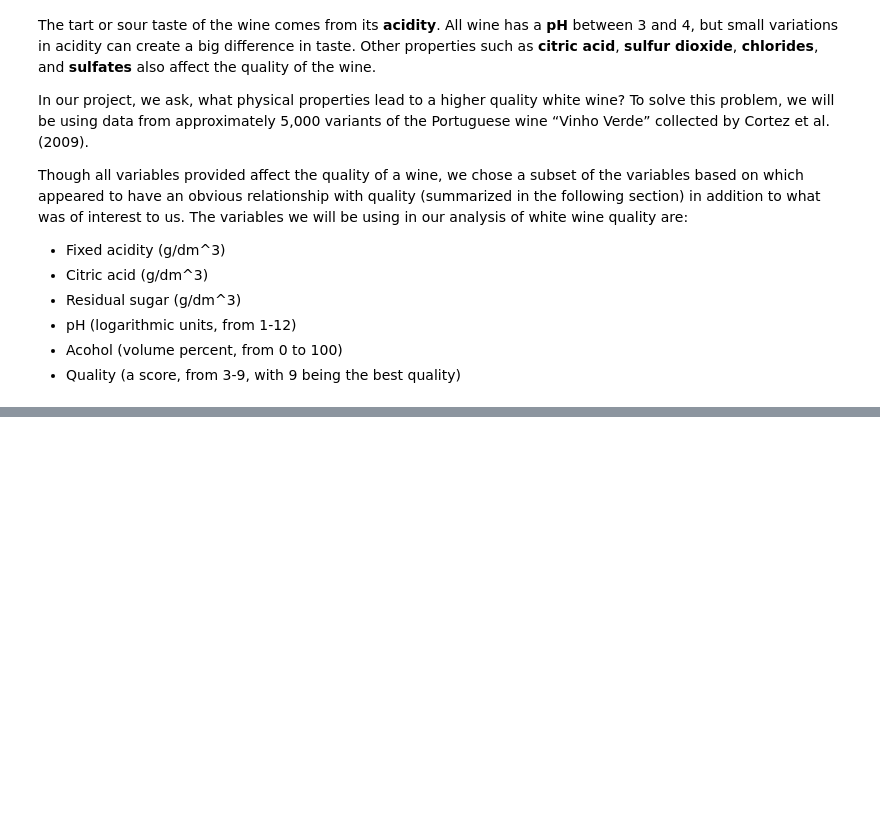
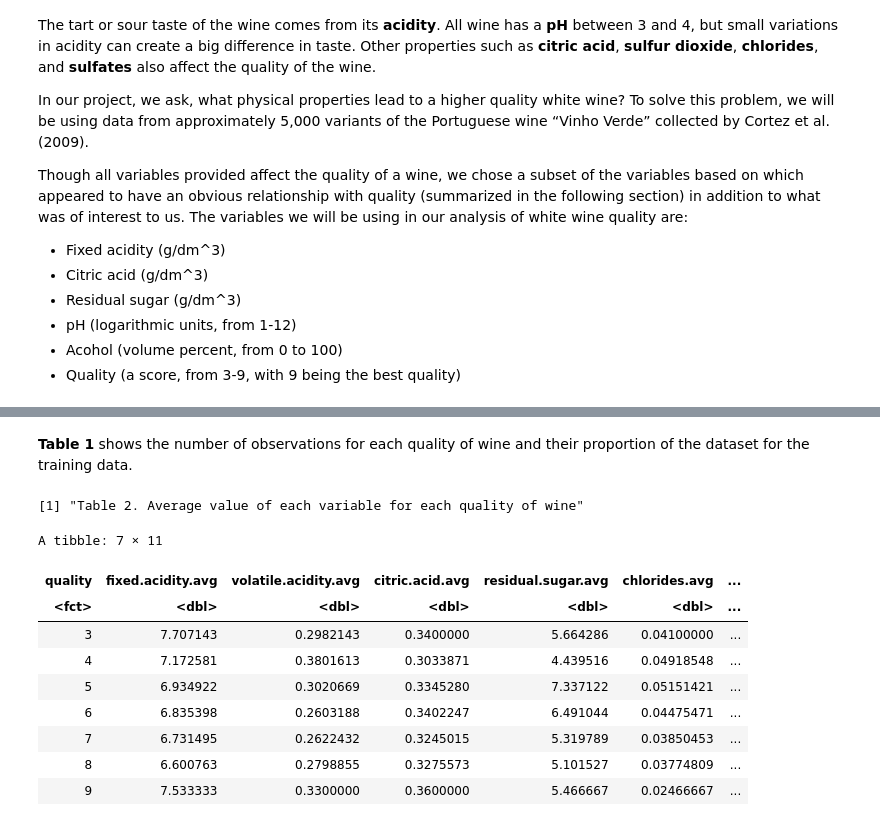
Before and after one commit to rileywheadon/dsci100-project-proposal, a Jupyter notebook: project_final_report.ipynb, the cells around one changed output, grey strips where cells are left out. Saved outputs shown, nothing was run; the diff lists cells and outputs as text; code cells hidden in the pictures; blank space fills up the shorter version.

```diff
--- a/project_final_report.ipynb
+++ b/project_final_report.ipynb
@@ -43,0 +132,61 @@ Though all variables provided affect the quality of a wine, we chose a subset of
+# %% [markdown]
+**Table 1** shows the number of observations for each quality of wine and their proportion of the dataset for the training data.
+# %%
+# See the average value of each variable for each quality of wine
+fixed.acidity_column <- group_by(wine_training, quality) |>
+    summarize(fixed.acidity.avg = mean(fixed.acidity))
+
+volatile.acidity_column <- group_by(wine_training, quality) |>
+    summarize(volatile.acidity.avg = mean(volatile.acidity)) |>
+    select(-quality)
+
+citric.acid_column <- group_by(wine_training, quality) |>
+    summarize(citric.acid.avg = mean(citric.acid)) |>
+    select(-quality)
+
+residual.sugar_column <- group_by(wine_training, quality) |>
+    summarize(residual.sugar.avg = mean(residual.sugar)) |>
+    select(-quality)
+
+chlorides_column <- group_by(wine_training, quality) |>
+    summarize(chlorides.avg = mean(chlorides)) |>
+    select(-quality)
+
+free.sulfur.dioxide_column <- group_by(wine_training, quality) |>
+    summarize(free.sulfur.dioxide.avg = mean(free.sulfur.dioxide)) |>
+    select(-quality)
+
+density_column <- group_by(wine_training, quality) |>
+    summarize(density.avg = mean(density)) |>
+    select(-quality)
+
+pH_column <- group_by(wine_training, quality) |>
+    summarize(pH.avg = mean(pH)) |>
+    select(-quality)
+
+sulphates_column <- group_by(wine_training, quality) |>
+    summarize(sulphates.avg = mean(sulphates)) |>
+    select(-quality)
+
+alcohol_column <- group_by(wine_training, quality) |>
+    summarize(alcohol.avg = mean(alcohol)) |>
+    select(-quality)
+
+quality_averages <- bind_cols(fixed.acidity_column, volatile.acidity_column, citric.acid_column,
+                              residual.sugar_column, chlorides_column, free.sulfur.dioxide_column,
+                              density_column, pH_column, sulphates_column, alcohol_column)
+
+"Table 2. Average value of each variable for each quality of wine"
+quality_averages
+# %% [output]
+[1] "Table 2. Average value of each variable for each quality of wine"
+A tibble: 7 × 11
+| quality | fixed.acidity.avg | volatile.acidity.avg | citric.acid.avg | residual.sugar.avg | chlorides.avg | ... |
+| <fct> | <dbl> | <dbl> | <dbl> | <dbl> | <dbl> | ... |
+| 3 | 7.707143 | 0.2982143 | 0.3400000 | 5.664286 | 0.04100000 | ... |
+| 4 | 7.172581 | 0.3801613 | 0.3033871 | 4.439516 | 0.04918548 | ... |
+| 5 | 6.934922 | 0.3020669 | 0.3345280 | 7.337122 | 0.05151421 | ... |
+| 6 | 6.835398 | 0.2603188 | 0.3402247 | 6.491044 | 0.04475471 | ... |
+| 7 | 6.731495 | 0.2622432 | 0.3245015 | 5.319789 | 0.03850453 | ... |
+| 8 | 6.600763 | 0.2798855 | 0.3275573 | 5.101527 | 0.03774809 | ... |
+| 9 | 7.533333 | 0.3300000 | 0.3600000 | 5.466667 | 0.02466667 | ... |
```
Also changed, not shown: parts of 21 cells of this notebook.
